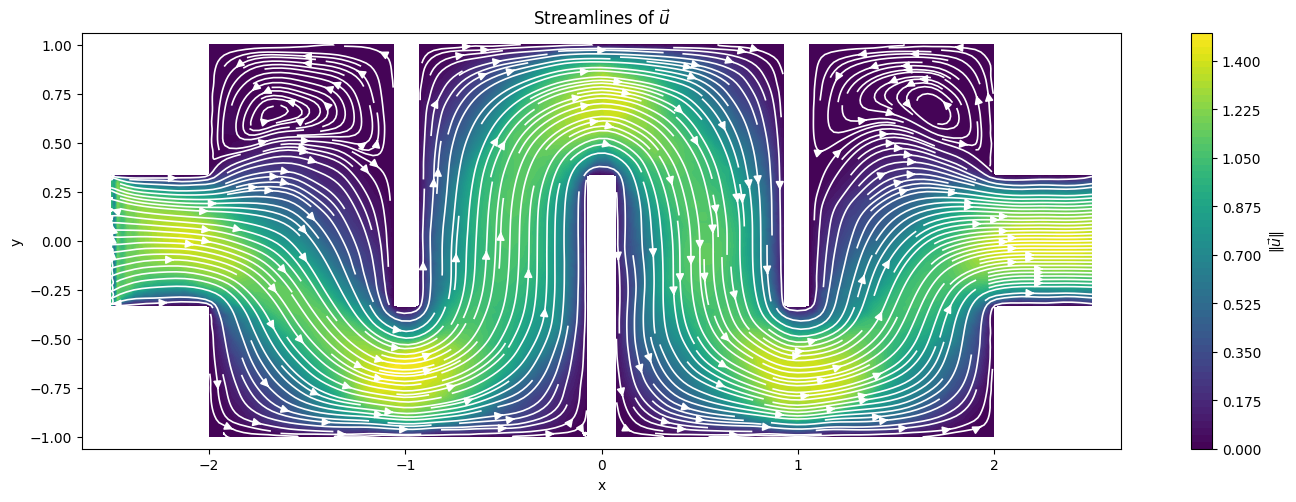
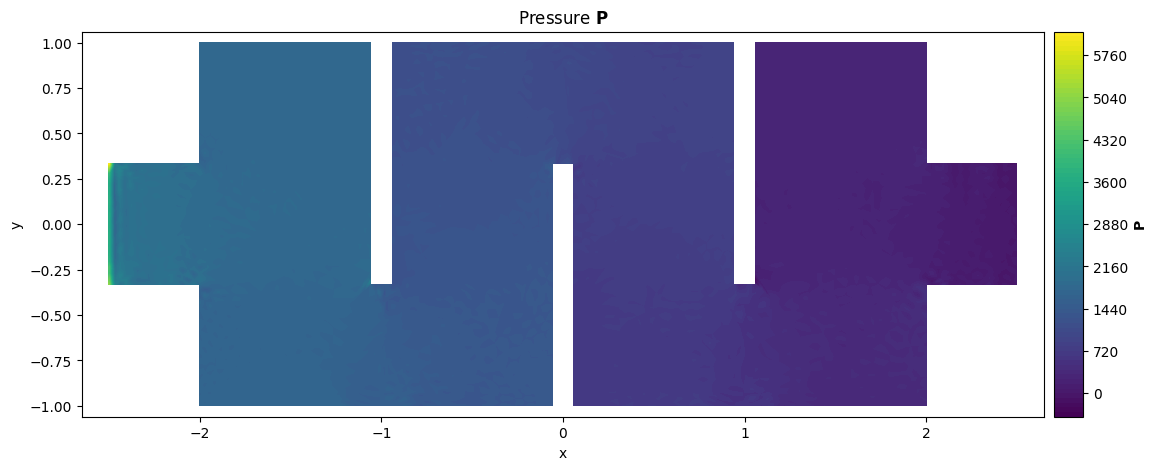
Unified diff of the notebook cell whose output changed from the first chart to the second:
--- before
+++ after
@@ -1,3 +1,2 @@
-plot_streamlines(p_fine, t_fine, ux, uy,
-                 figsize=(15,5),
-                 density=3.7)
+plot_pressure(p_coarse, t_coarse, p_sol,
+              figsize=(15,5))

Commit: saving:2func